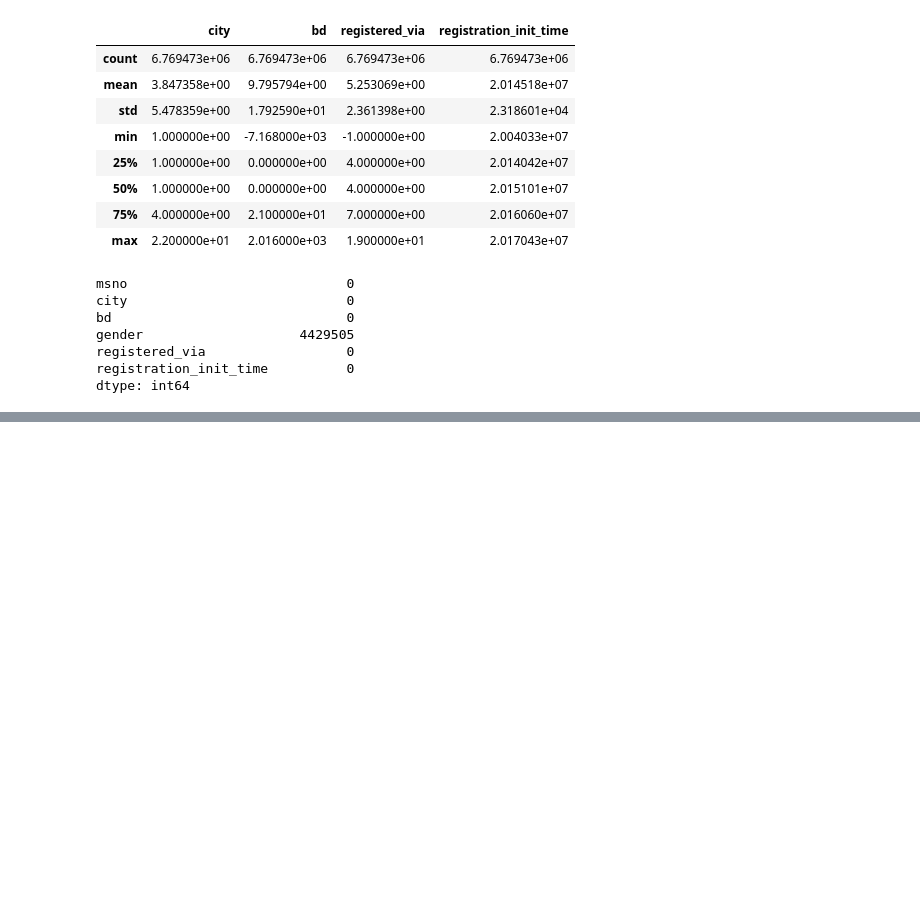
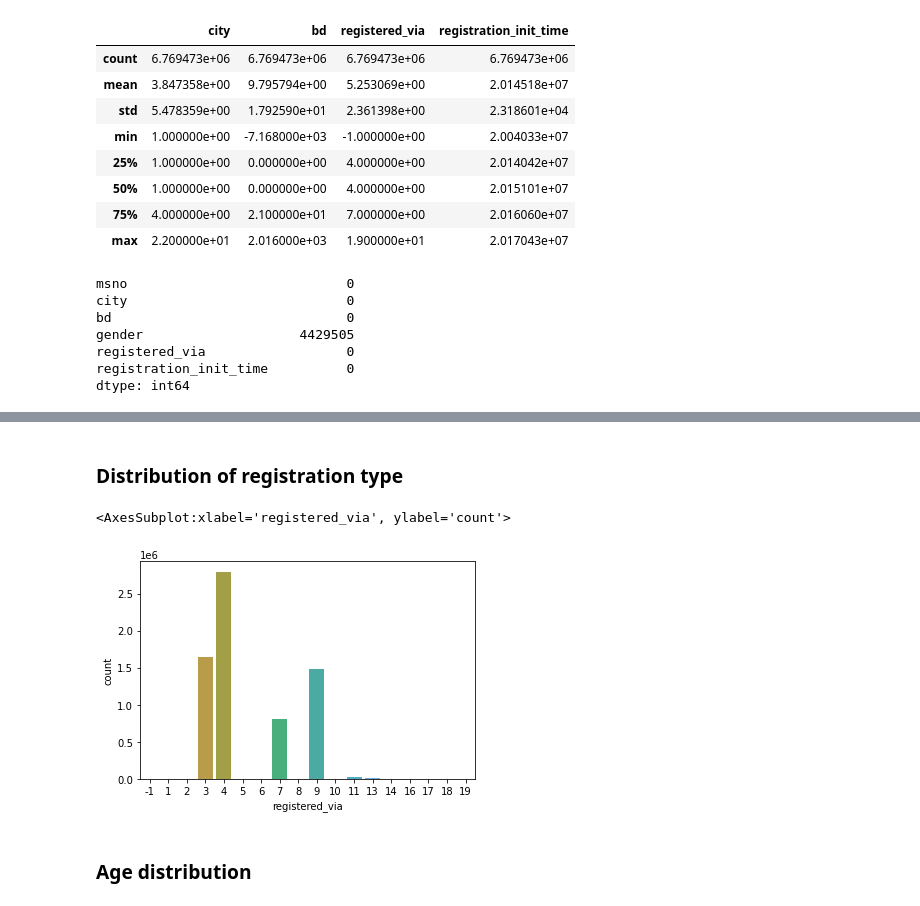
Before and after one commit to olabolola/kkbox-churn-prediction, a Jupyter notebook: notebooks/eda_members.ipynb, the cells around one changed output, grey strips where cells are left out. Cells and saved outputs as stored; diff of their text form; code cells hidden in the pictures; blank space fills up the shorter version.

```diff
--- a/notebooks/eda_members.ipynb
+++ b/notebooks/eda_members.ipynb
@@ -62,0 +120,9 @@ dtype: int64
+# %% [markdown]
+### Distribution of registration type
+# %%
+sns.countplot(data=members_df, x='registered_via')
+# %% [output]
+<AxesSubplot:xlabel='registered_via', ylabel='count'>
+[figure, added]
+# %% [markdown]
+### Age distribution
```
Also changed, not shown: parts of 17 cells of this notebook.
